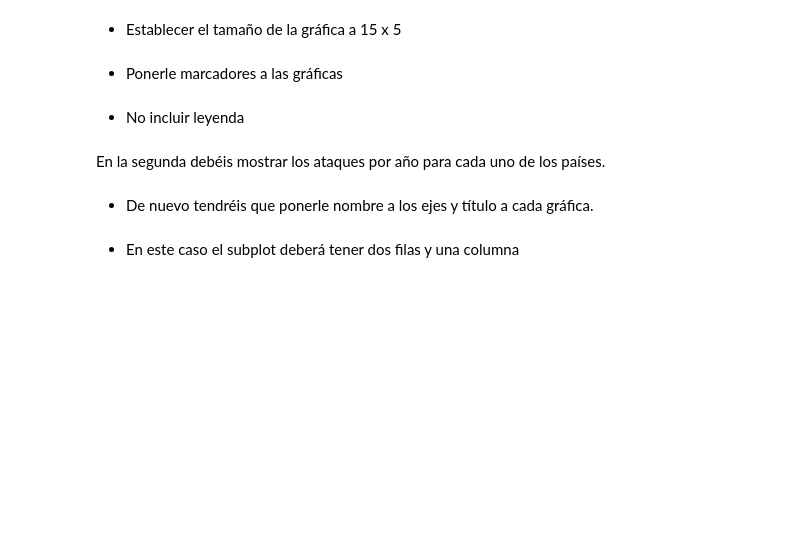
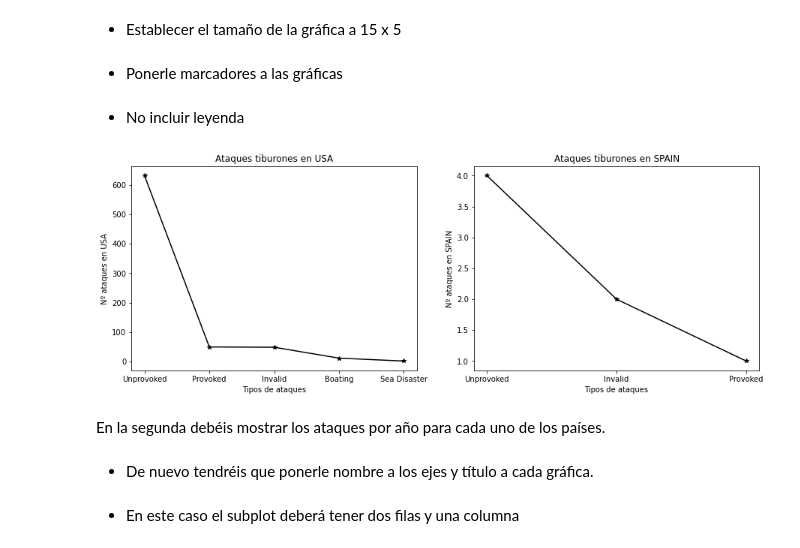
Before and after one commit to Adalab/DA-Stadistics-y-Visualizacion-Matlab-and-Seaborn-, a Jupyter notebook: visualizacion/pairprog-visualizacion-visualizacion2_matloptib.ipynb, the cells around one changed output. Cells and saved outputs as stored; diff of their text form; code cells hidden in the pictures; blank space fills up the shorter version.

Commit message:
subir ejer visu2

```diff
--- a/visualizacion/pairprog-visualizacion-visualizacion2_matloptib.ipynb
+++ b/visualizacion/pairprog-visualizacion-visualizacion2_matloptib.ipynb
@@ -15,0 +19,3 @@ Las preguntas que tendréis que contestar son:
+# %%
+df=pd.read_csv('../pandas/Data_lecc5_pandas/attacks_lec5.csv')
+df.head()
@@ -15,0 +29,3 @@ Las preguntas que tendréis que contestar son:
+# %%
+USA_attacks= df[df['country'] == 'USA'] ['type'].value_counts()
+SPAIN_attacks= df[df['country'] == 'SPAIN'] ['type'].value_counts()
@@ -25,6 +59,23 @@ Las preguntas que tendréis que contestar son:
 - Ponerle marcadores a las gráficas
 # %% [markdown]
 - No incluir leyenda
+# %%
+fig, ax= plt.subplots (1,2, figsize=(15,5)) # Establecer el tamaño de la gráfica a 15 x 5
+
+ax[0].plot(USA_attacks.index, USA_attacks.values, color='black', marker='*') #Poner el color de las líneas en negro y poner marcadores.
+ax[0].set_title(label='Ataques tiburones en USA') #Poner un títulos a cada uno de los subplots
+ax[0].set_xlabel('Tipos de ataques') # Nombrar los ejes.
+ax[0].set_ylabel('Nº ataques en USA')# Nombrar los ejes.
+
+ax[1].plot(SPAIN_attacks.index,SPAIN_attacks.values, color='black', marker='*')  #Poner el color de las líneas en negro y poner marcadores.
+ax[1].set_title(label='Ataques tiburones en SPAIN')#Poner un títulos a cada uno de los subplots
+ax[1].set_xlabel('Tipos de ataques')# Nombrar los ejes.
+ax[1].set_ylabel('Nº ataques en SPAIN')# Nombrar los ejes.
+
+plt.savefig('visu2_ataques_USA_SPAIN.jpg')
+plt.show()
+# %% [output]
+[figure, added]
 # %% [markdown]
 En la segunda debéis mostrar los ataques por año para cada uno de los países.
 # %% [markdown]
```
Also changed, not shown: parts of 12 cells of this notebook.
